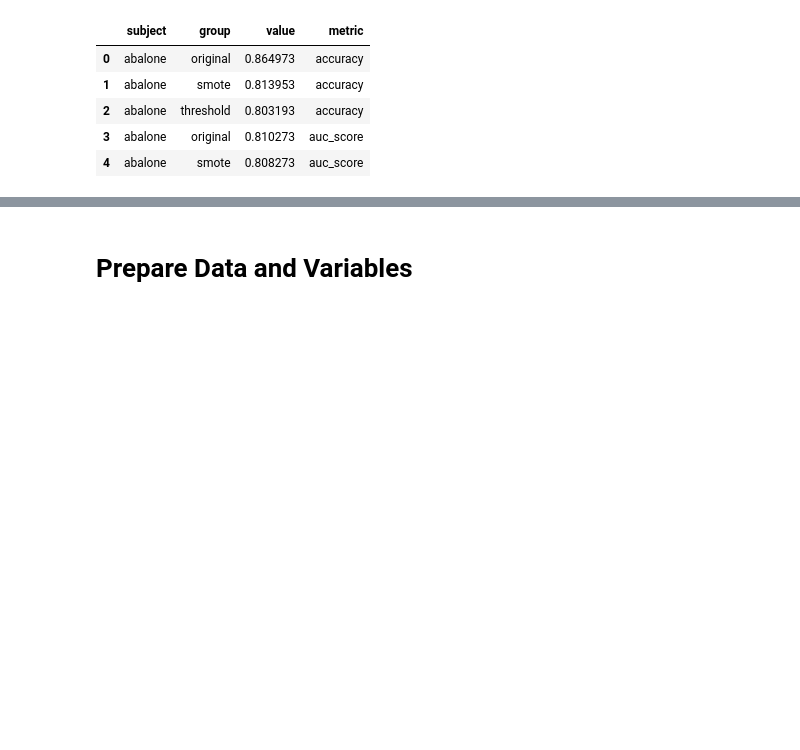
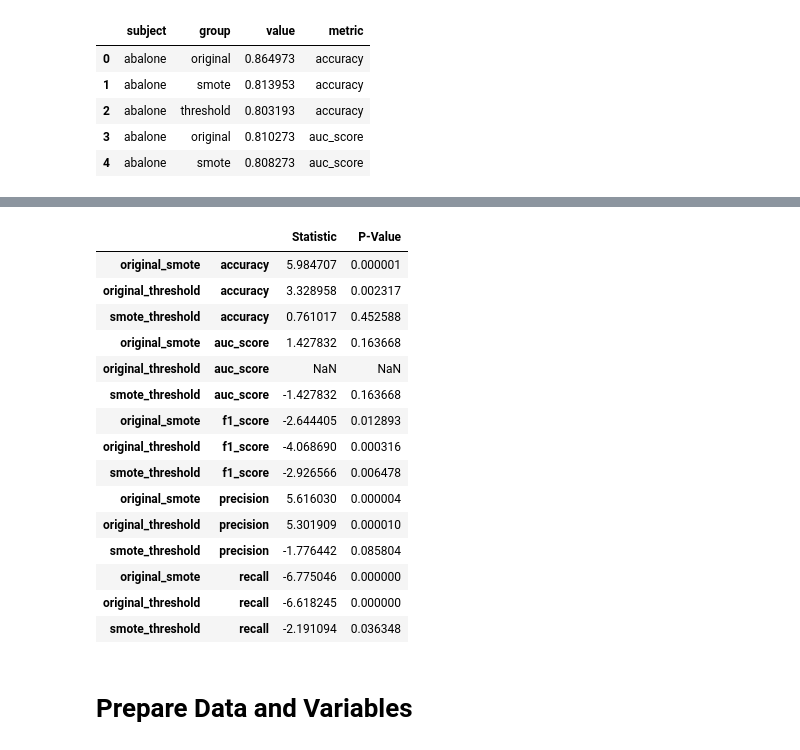
Before and after one commit to readytensor/rt-binary-class-imbalance-results, a Jupyter notebook: src/smote-analysis-main.ipynb, the cells around one changed output, grey strips where cells are left out. Cells and saved outputs as stored; diff of their text form; code cells hidden in the pictures; blank space fills up the shorter version.

Commit message:
created statistical tests script

```diff
--- a/src/smote-analysis-main.ipynb
+++ b/src/smote-analysis-main.ipynb
@@ -43,3 +81,45 @@ unique_metrics = anova_df['metric'].unique()
+# %%
+from scipy.stats import ttest_rel
+ttest_results = {}
+pivot_df = df_long.pivot_table(index='dataset', columns=['Group', 'metric'], values='Value', aggfunc='mean')
+original_data = pivot_df['original'].astype(float)
+smote_data = pivot_df['smote'].astype(float)
+threshold_data = pivot_df['threshold'].astype(float)
+
+for metric in unique_metrics:
+    original_metric = original_data[metric]
+    smote_metric = smote_data[metric]
+    threshold_metric = threshold_data[metric]
+
+    stat, p_value = ttest_rel(original_metric, smote_metric)
+    ttest_results[('original_smote', metric)] = {'Statistic': stat, 'P-Value': p_value}
+
+    stat, p_value = ttest_rel(original_metric, threshold_metric)
+    ttest_results[('original_threshold', metric)] = {'Statistic': stat, 'P-Value': p_value}
+
+    stat, p_value = ttest_rel(smote_metric, threshold_metric)
+    ttest_results[('smote_threshold', metric)] = {'Statistic': stat, 'P-Value': p_value}
+
+ttest_results = pd.DataFrame(ttest_results).T
+ttest_results['P-Value'] = ttest_results['P-Value'].round(6)
+ttest_results
+# %% [output]
+|  |  | Statistic | P-Value |
+| original_smote | accuracy | 5.984707 | 0.000001 |
+| original_threshold | accuracy | 3.328958 | 0.002317 |
+| smote_threshold | accuracy | 0.761017 | 0.452588 |
+| original_smote | auc_score | 1.427832 | 0.163668 |
+| original_threshold | auc_score | NaN | NaN |
+| smote_threshold | auc_score | -1.427832 | 0.163668 |
+| original_smote | f1_score | -2.644405 | 0.012893 |
+| original_threshold | f1_score | -4.068690 | 0.000316 |
+| smote_threshold | f1_score | -2.926566 | 0.006478 |
+| original_smote | precision | 5.616030 | 0.000004 |
+| original_threshold | precision | 5.301909 | 0.000010 |
+| smote_threshold | precision | -1.776442 | 0.085804 |
+| original_smote | recall | -6.775046 | 0.000000 |
+| original_threshold | recall | -6.618245 | 0.000000 |
+| smote_threshold | recall | -2.191094 | 0.036348 |
 # %% [markdown]
 # Prepare Data and Variables
 # %%
```
Also changed, not shown: parts of 2 cells of this notebook, 17 other files.
